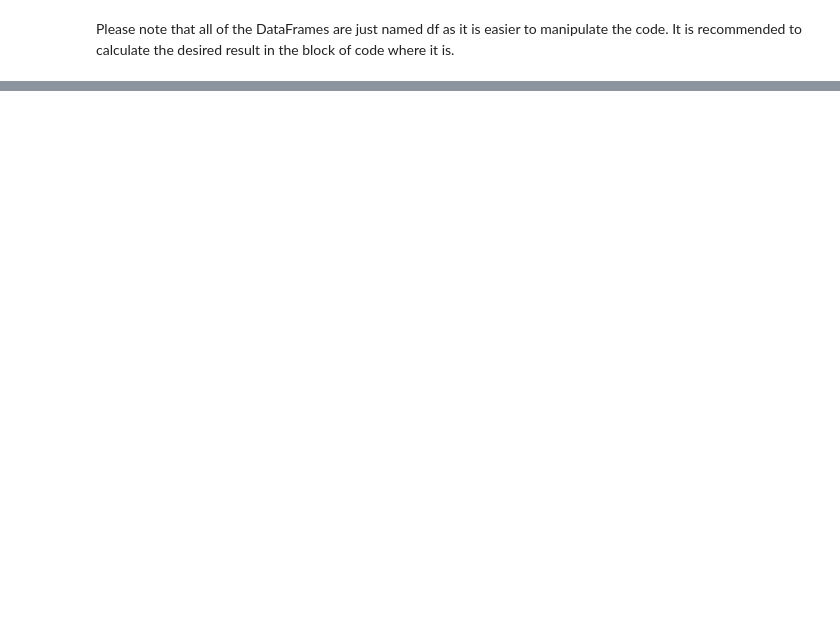
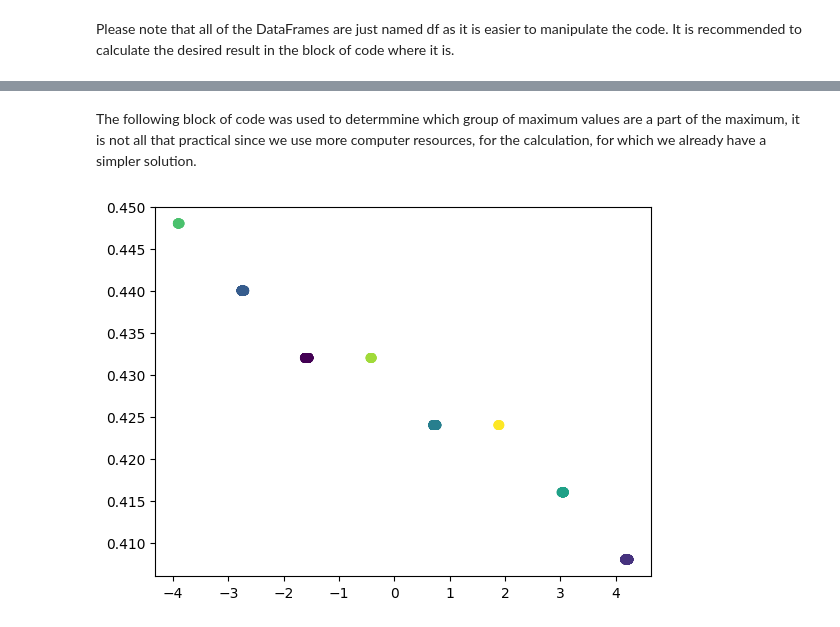
Before and after one commit to KemalOenen/Grundpraktikum2_Gruppe1_SS23, a Jupyter notebook: Versuch7/Djoxx_Pendulum.ipynb, the cells around one changed output, grey strips where cells are left out. Cells and saved outputs as stored; diff of their text form; code cells hidden in the pictures; blank space fills up the shorter version.

```diff
--- a/Versuch7/Djoxx_Pendulum.ipynb
+++ b/Versuch7/Djoxx_Pendulum.ipynb
@@ -33 +37,15 @@ plt.show()
+# %% [markdown]
+The following block of code was used to determmine which group of maximum values are a part of the maximum, it is not all that practical since we use more computer resources, for the calculation, for which we already have a simpler solution.
+# %%
+from sklearn.cluster import AgglomerativeClustering
+x=df["TIME"][peaks[0]]
+y=df["CH1"][peaks[0]]
+data=list(zip(x, y))
+hierarchial_cluster=AgglomerativeClustering(n_clusters=8, affinity='euclidean', linkage='ward')
+labels=hierarchial_cluster.fit_predict(data)
+
+plt.scatter(x, y, c=labels)
+plt.show()
+# %% [output]
+[figure, added]
 # %%
```
Also changed, not shown: parts of 5 cells of this notebook.
